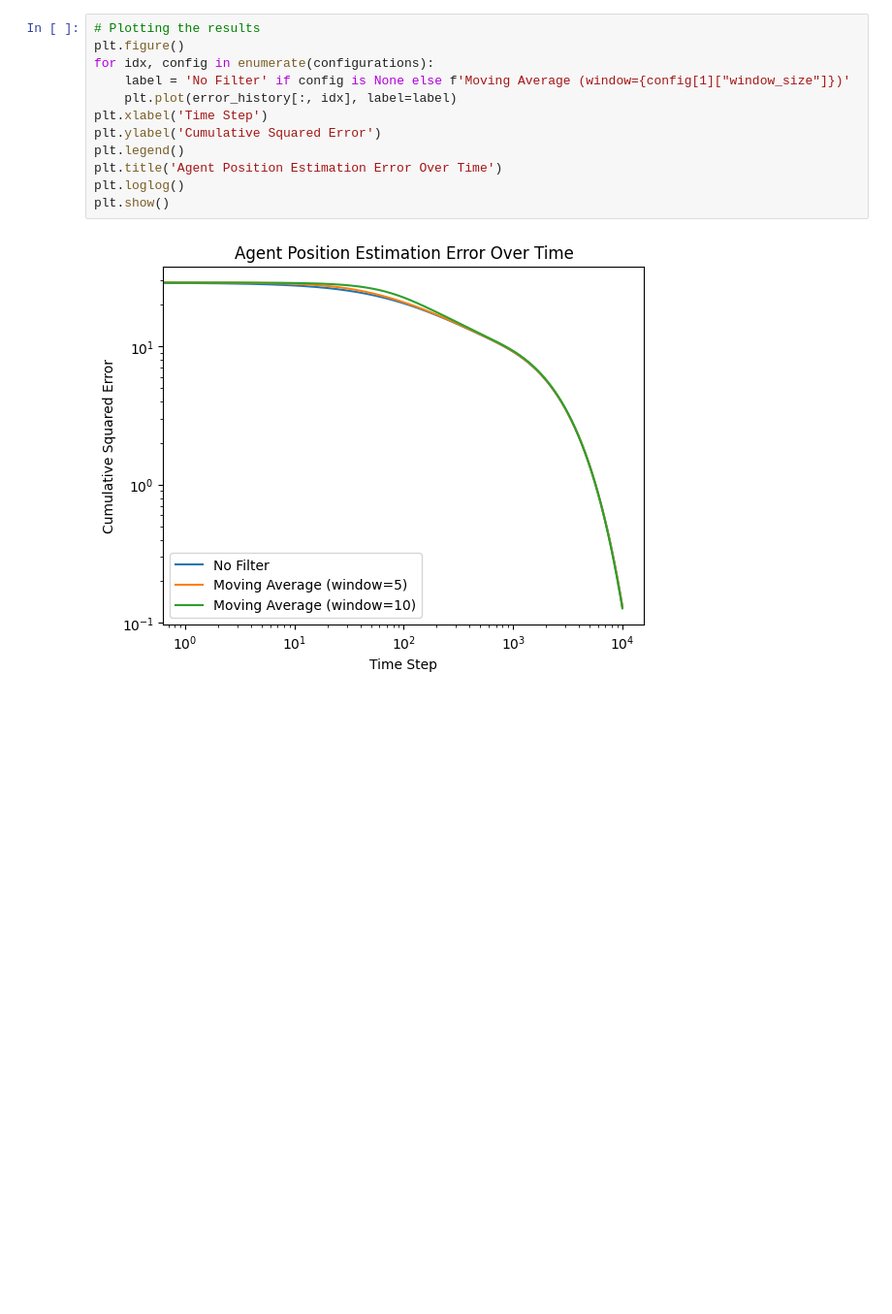
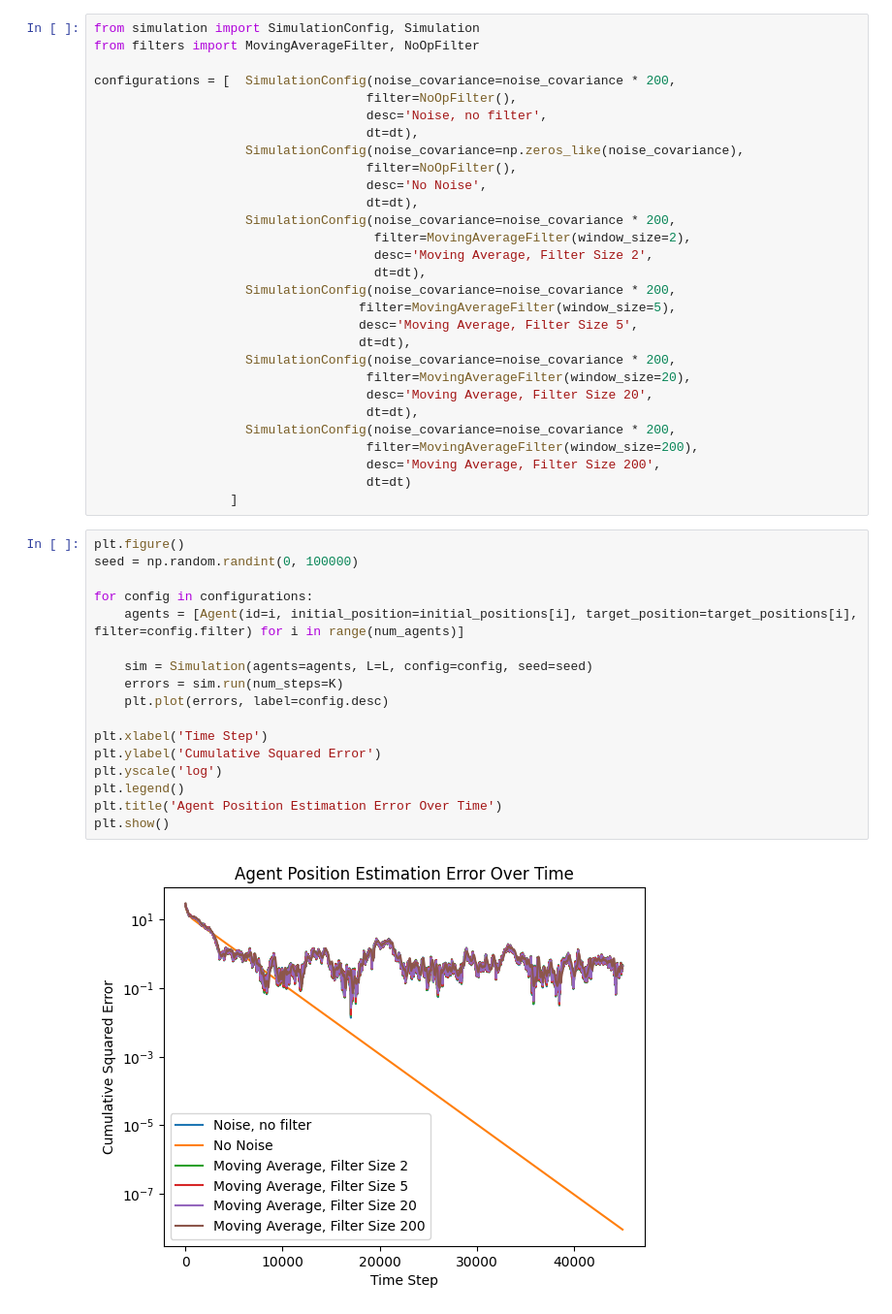
Before and after one commit to henninglulei/swarm_control, a Jupyter notebook: simulate.ipynb, the cells around one changed output. Shown at 97% size. Saved outputs shown, nothing was run; the diff lists cells and outputs as text; blank space fills up the shorter version.

Commit message:
Restructure Simulation Framework

```diff
--- a/simulate.ipynb
+++ b/simulate.ipynb
@@ -24,14 +9,48 @@ for config_idx, config in enumerate(configurations):
+# %%
+from simulation import SimulationConfig, Simulation
+from filters import MovingAverageFilter, NoOpFilter
+
+configurations = [  SimulationConfig(noise_covariance=noise_covariance * 200,
+                                    filter=NoOpFilter(),
+                                    desc='Noise, no filter',
+                                    dt=dt),
+                    SimulationConfig(noise_covariance=np.zeros_like(noise_covariance),
+                                    filter=NoOpFilter(),
+                                    desc='No Noise',
+                                    dt=dt),
+                    SimulationConfig(noise_covariance=noise_covariance * 200,
+                                     filter=MovingAverageFilter(window_size=2),
+                                     desc='Moving Average, Filter Size 2',
+                                     dt=dt),
+                    SimulationConfig(noise_covariance=noise_covariance * 200,
+                                   filter=MovingAverageFilter(window_size=5),
+                                   desc='Moving Average, Filter Size 5',
+                                   dt=dt),
+                    SimulationConfig(noise_covariance=noise_covariance * 200,
+                                    filter=MovingAverageFilter(window_size=20),
+                                    desc='Moving Average, Filter Size 20',
+                                    dt=dt),
+                    SimulationConfig(noise_covariance=noise_covariance * 200,
+                                    filter=MovingAverageFilter(window_size=200),
+                                    desc='Moving Average, Filter Size 200',
+                                    dt=dt)
+                  ]
 # %%
-# Plotting the results
 plt.figure()
-for idx, config in enumerate(configurations):
-    label = 'No Filter' if config is None else f'Moving Average (window={config[1]["window_size"]})'
-    plt.plot(error_history[:, idx], label=label)
+seed = np.random.randint(0, 100000)
+
+for config in configurations:
+    agents = [Agent(id=i, initial_position=initial_positions[i], target_position=target_positions[i], filter=config.filter) for i in range(num_agents)]
+
+    sim = Simulation(agents=agents, L=L, config=config, seed=seed)
+    errors = sim.run(num_steps=K)
+    plt.plot(errors, label=config.desc)
+
 plt.xlabel('Time Step')
 plt.ylabel('Cumulative Squared Error')
+plt.yscale('log')
 plt.legend()
 plt.title('Agent Position Estimation Error Over Time')
-plt.loglog()
 plt.show()
 # %% [output]
-[figure, old version]
+[figure, new version]
```
Also changed, not shown: parts of 6 cells of this notebook, 3 other files.
